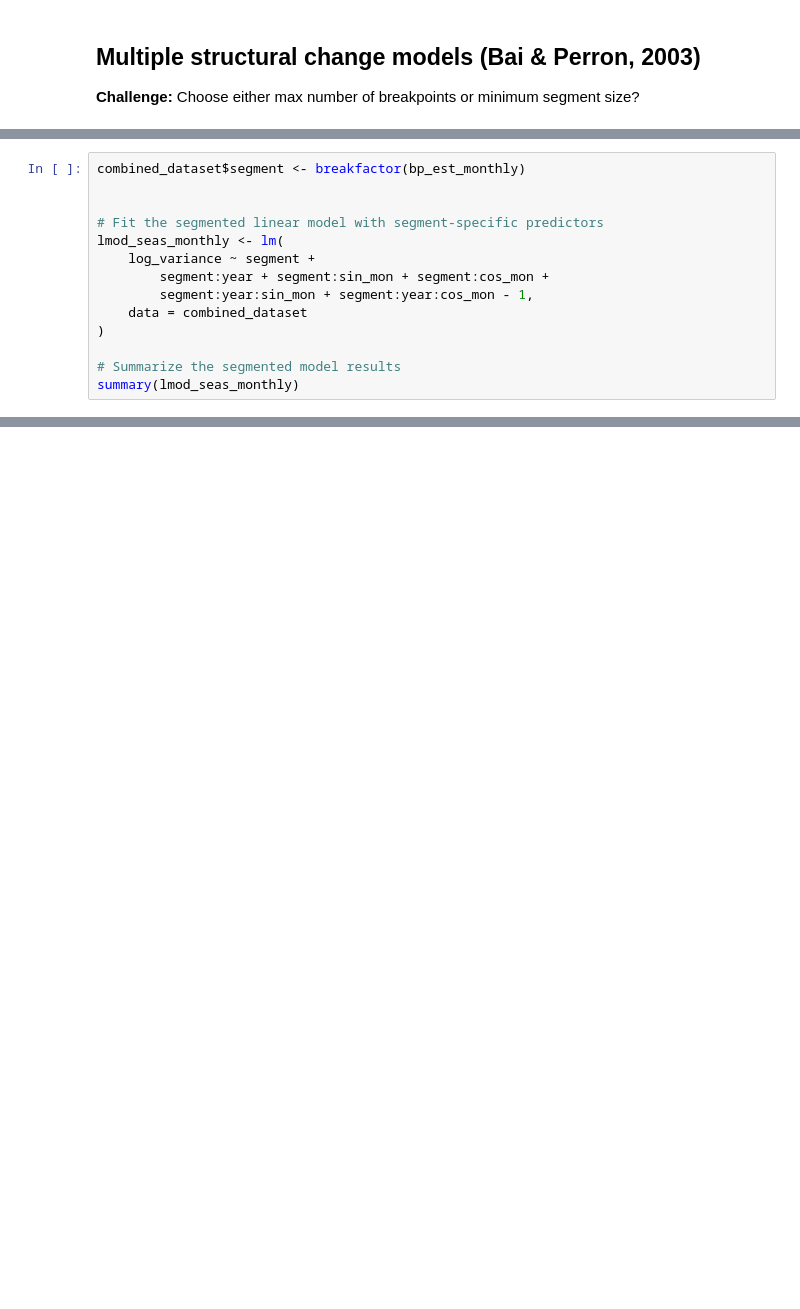
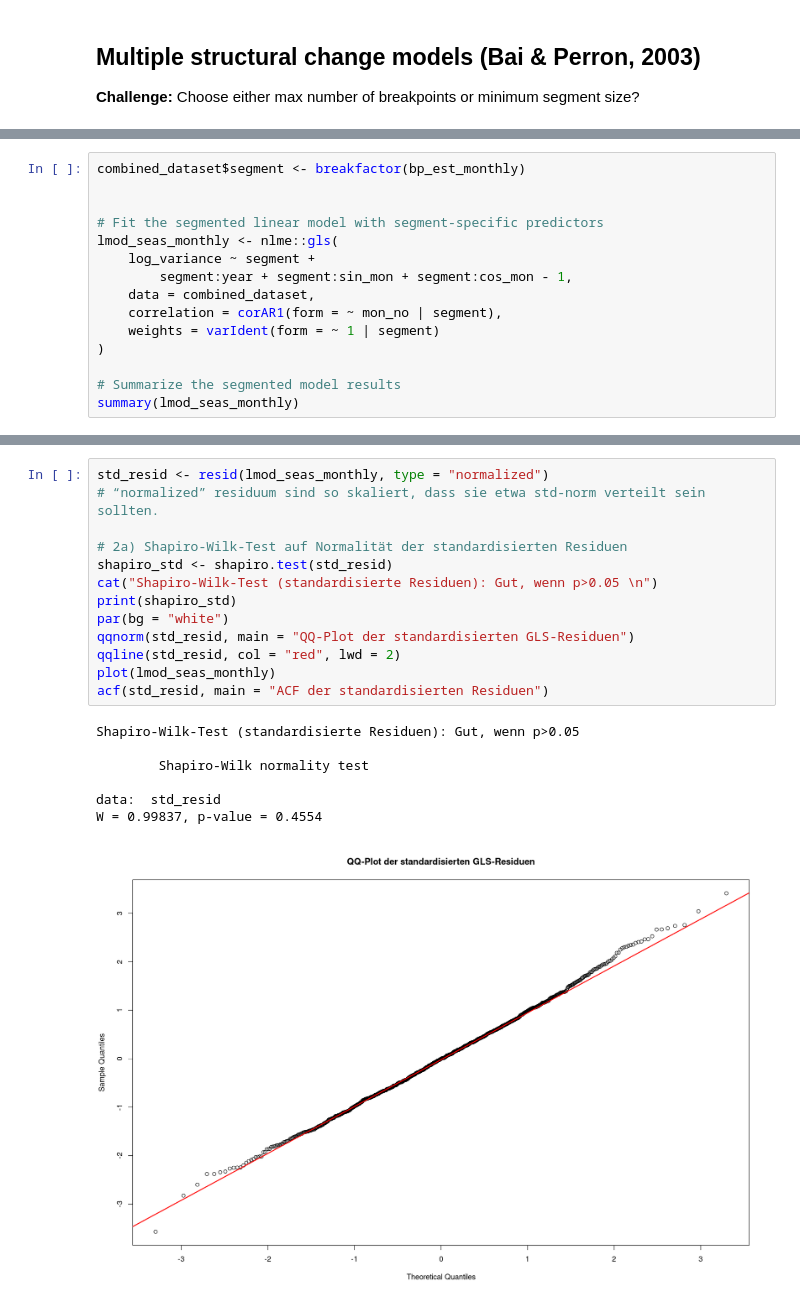
Before and after one commit to hschoeller/wp22a, a Jupyter notebook: notebooks/ChangePoints.ipynb, the cells around one changed output, grey strips where cells are left out. Drawn from its saved outputs; the diff is of its cells as text; blank space fills up the shorter version.

```diff
--- a/notebooks/ChangePoints.ipynb
+++ b/notebooks/ChangePoints.ipynb
@@ -527,11 +607,12 @@ combined_dataset$segment <- breakfactor(bp_est_monthly)
 
 
 # Fit the segmented linear model with segment-specific predictors
-lmod_seas_monthly <- lm(
+lmod_seas_monthly <- nlme::gls(
     log_variance ~ segment +
-        segment:year + segment:sin_mon + segment:cos_mon +
-        segment:year:sin_mon + segment:year:cos_mon - 1,
-    data = combined_dataset
+        segment:year + segment:sin_mon + segment:cos_mon - 1,
+    data = combined_dataset,
+    correlation = corAR1(form = ~ mon_no | segment),
+    weights = varIdent(form = ~ 1 | segment)
 )
 
 # Summarize the segmented model results
@@ -604,0 +681,21 @@ pdf
+# %%
+std_resid <- resid(lmod_seas_monthly, type = "normalized")
+# “normalized” residuum sind so skaliert, dass sie etwa std-norm verteilt sein sollten.
+
+# 2a) Shapiro-Wilk-Test auf Normalität der standardisierten Residuen
+shapiro_std <- shapiro.test(std_resid)
+cat("Shapiro-Wilk‐Test (standardisierte Residuen): Gut, wenn p>0.05 \n")
+print(shapiro_std)
+par(bg = "white")
+qqnorm(std_resid, main = "QQ-Plot der standardisierten GLS-Residuen")
+qqline(std_resid, col = "red", lwd = 2)
+plot(lmod_seas_monthly)
+acf(std_resid, main = "ACF der standardisierten Residuen")
+# %% [output]
+Shapiro-Wilk‐Test (standardisierte Residuen): Gut, wenn p>0.05
+
+        Shapiro-Wilk normality test
+
+data:  std_resid
+W = 0.99837, p-value = 0.4554
+[figure, added]
```
Also changed, not shown: parts of 41 cells of this notebook, 2 other files.
